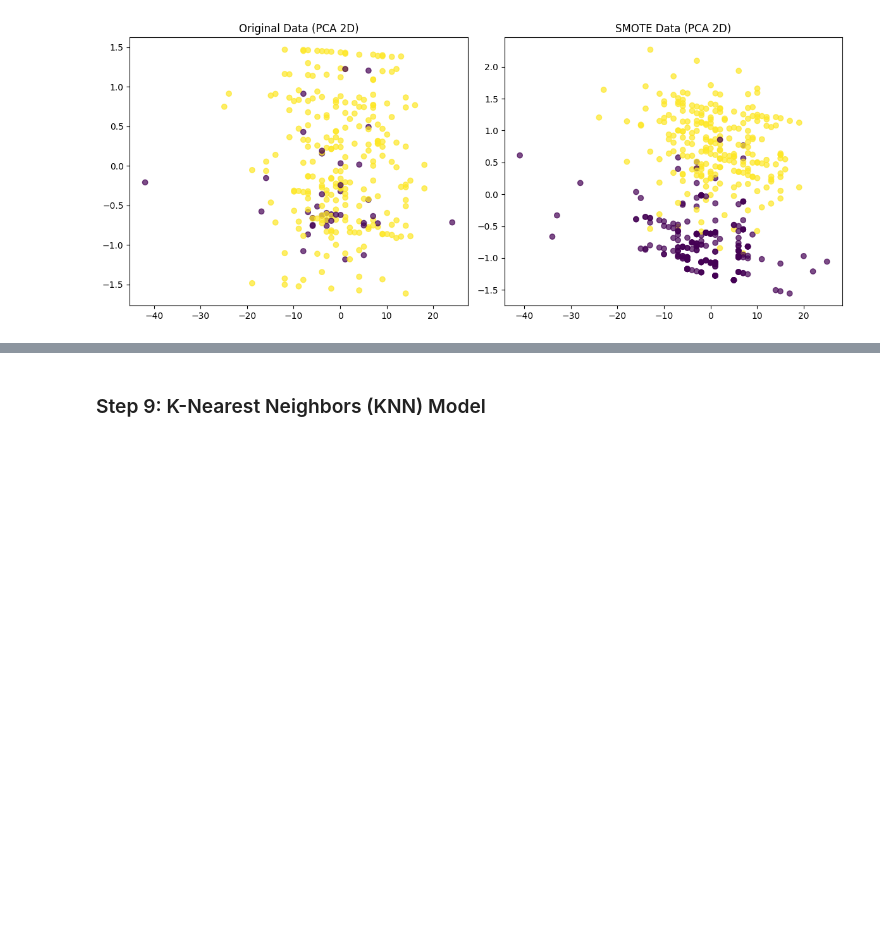
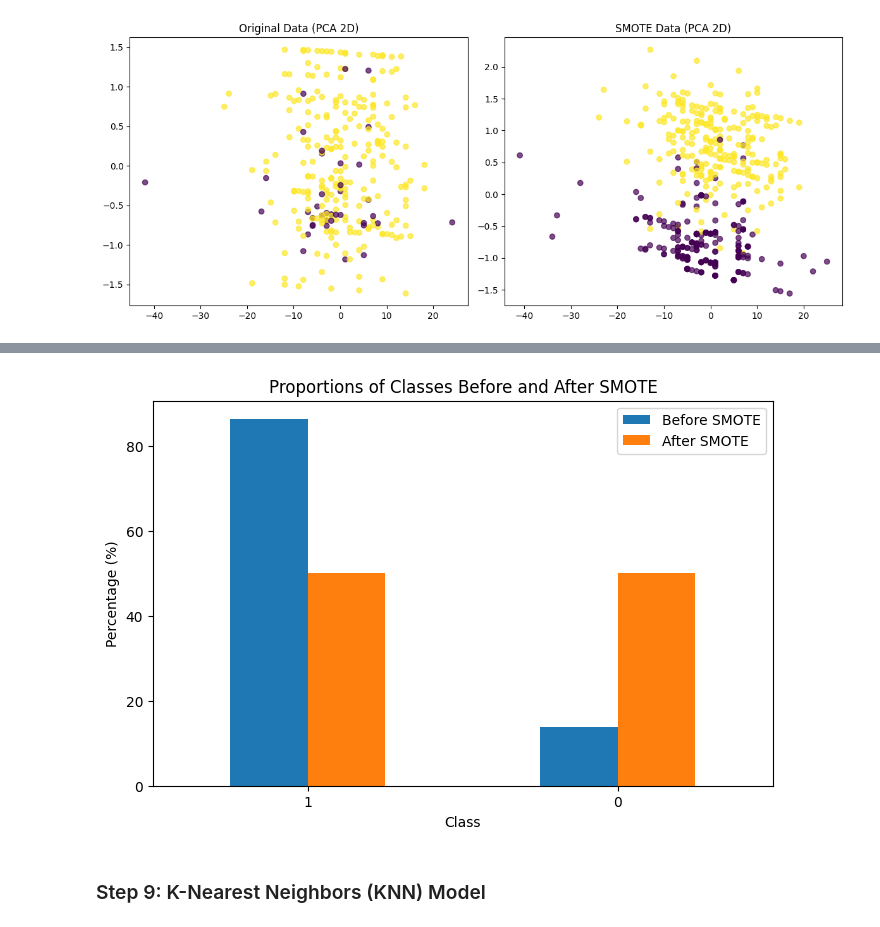
Before and after one commit to casualdoto/labs_seminars_SPBSTU, a Jupyter notebook: ml/SVM_KNN_models.ipynb, the cells around one changed output, grey strips where cells are left out. Saved outputs shown, nothing was run; the diff lists cells and outputs as text; code cells hidden in the pictures; blank space fills up the shorter version.

```diff
--- a/ml/SVM_KNN_models.ipynb
+++ b/ml/SVM_KNN_models.ipynb
@@ -312,3 +336,23 @@ plt.show()
+# %%
+# Calculate class proportions before and after SMOTE
+before_counts = df_before['LUNG_CANCER'].value_counts(normalize=True) * 100
+after_counts = pd.Series(y_resampled).value_counts(normalize=True) * 100  # Convert to Series for consistency
+
+# Create a DataFrame for easier plotting
+proportions_df = pd.DataFrame({'Before SMOTE': before_counts, 'After SMOTE': after_counts})
+
+# Plot the bar chart
+proportions_df.plot(kind='bar', figsize=(8, 5))
+
+# Set plot title and labels
+plt.title('Proportions of Classes Before and After SMOTE')
+plt.xlabel('Class')
+plt.ylabel('Percentage (%)')
+plt.xticks(rotation=0)  # Keep class labels horizontal
+plt.legend()
+plt.show()
+# %% [output]
+[figure, added]
 # %% [markdown]
 ### Step 9: K-Nearest Neighbors (KNN) Model
 # %%
```
Also changed, not shown: parts of 3 cells of this notebook.
